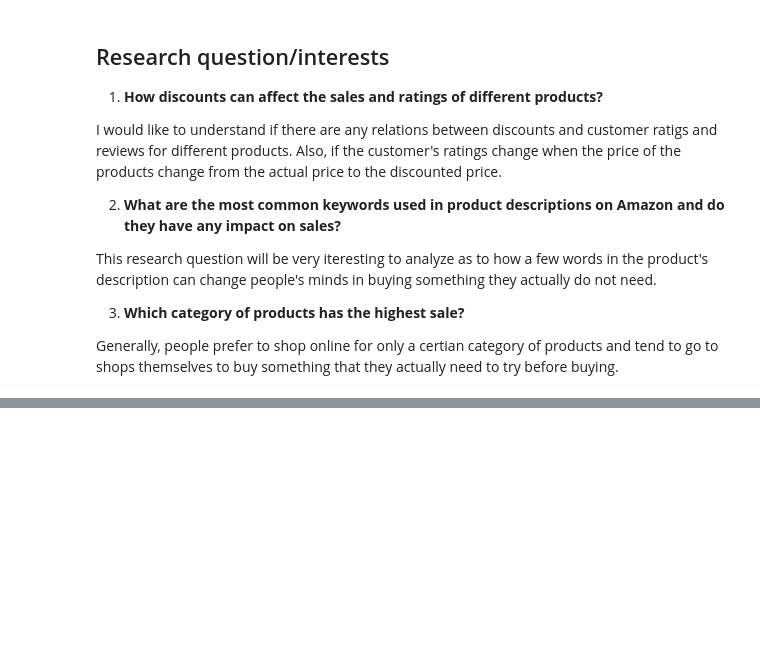
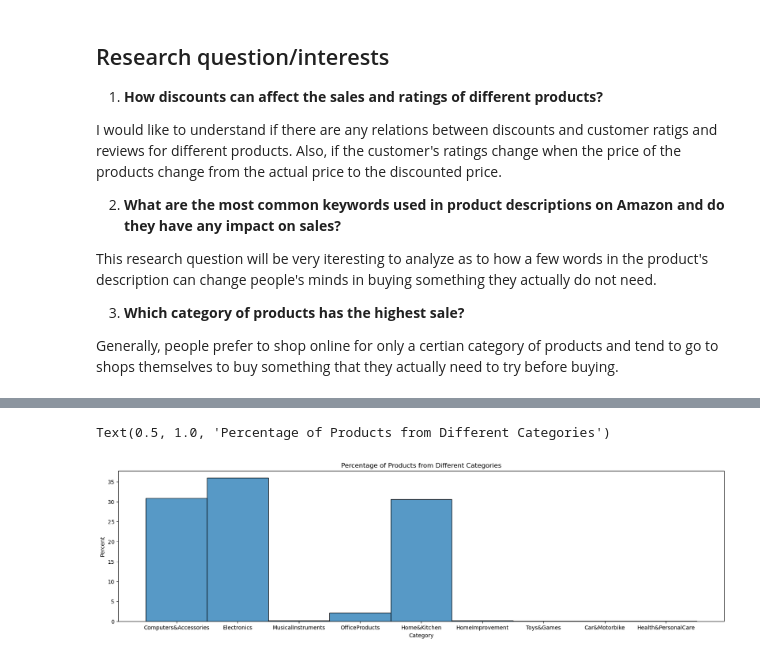
Before and after one commit to ubco-W2022T2-data301/project-group-group61, a Jupyter notebook: analysis/analysis1.ipynb, the cells around one changed output, grey strips where cells are left out. Drawn from its saved outputs; the diff is of its cells as text; code cells hidden in the pictures; blank space fills up the shorter version.

```diff
--- a/analysis/analysis1.ipynb
+++ b/analysis/analysis1.ipynb
@@ -2,4 +2,7 @@
 # Mahi Gangal
 # %%
 import pandas as pd
-pd.read_csv('../data/raw/amazon 2.csv')
+import numpy as np
+import matplotlib.pyplot as plt
+import seaborn as sns
+df=pd.read_csv('../data/raw/amazon 2.csv')
@@ -33,0 +45,6 @@ Generally, people prefer to shop online for only a certian category of products
+# %%
+#drop all the null values from the dataset
+df.dropna(axis=0,how="any",inplace=True)
+
+# Check if the null values have been removed
+df.isna().sum()
@@ -33,0 +87,5 @@ Generally, people prefer to shop online for only a certian category of products
+# %%
+#Removing this particular row
+
+df.drop(index=1279 , inplace= True)
+df.info()
@@ -33,0 +128,4 @@ Generally, people prefer to shop online for only a certian category of products
+# %%
+#Drop specific columns
+
+df = df.drop(columns=['product_link', 'img_link', 'review_content'])
@@ -33,0 +155,14 @@ Generally, people prefer to shop online for only a certian category of products
+# %%
+#This histogram shows the percent of products from each category.
+
+plt.figure(figsize=(20,5))
+
+sns.histplot(data=df, x='category', stat='percent')
+plt.xlabel('Category')
+plt.ylabel('Percent')
+plt.title('Percentage of Products from Different Categories')
+
+#This shows that categories 'Electronics', 'Computer and Accessories' and 'Home and Kitchen' have the highest percetages of sale.
+# %% [output]
+Text(0.5, 1.0, 'Percentage of Products from Different Categories')
+[figure, added]
```
Also changed, not shown: parts of 14 cells of this notebook, 1 other file.
